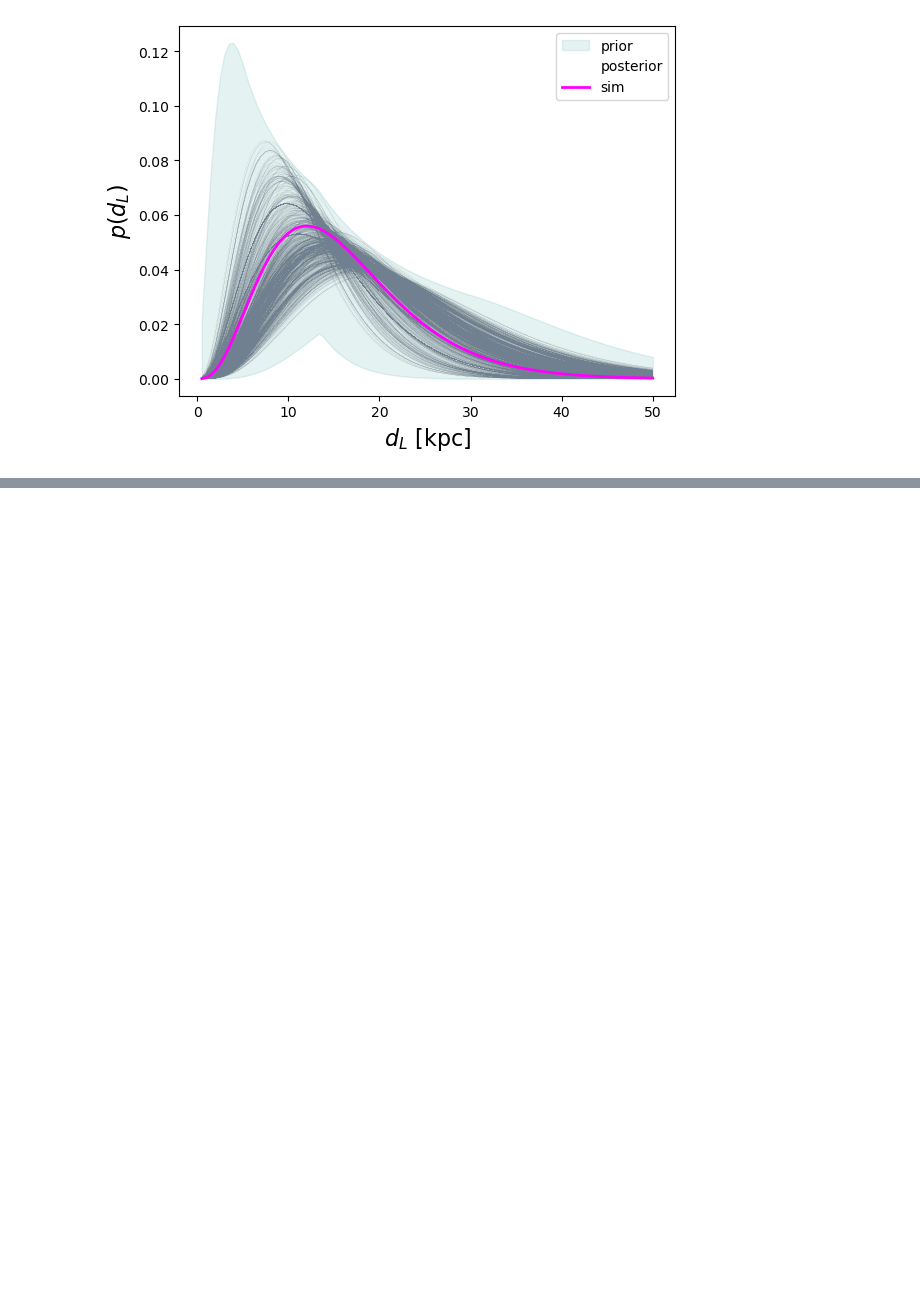
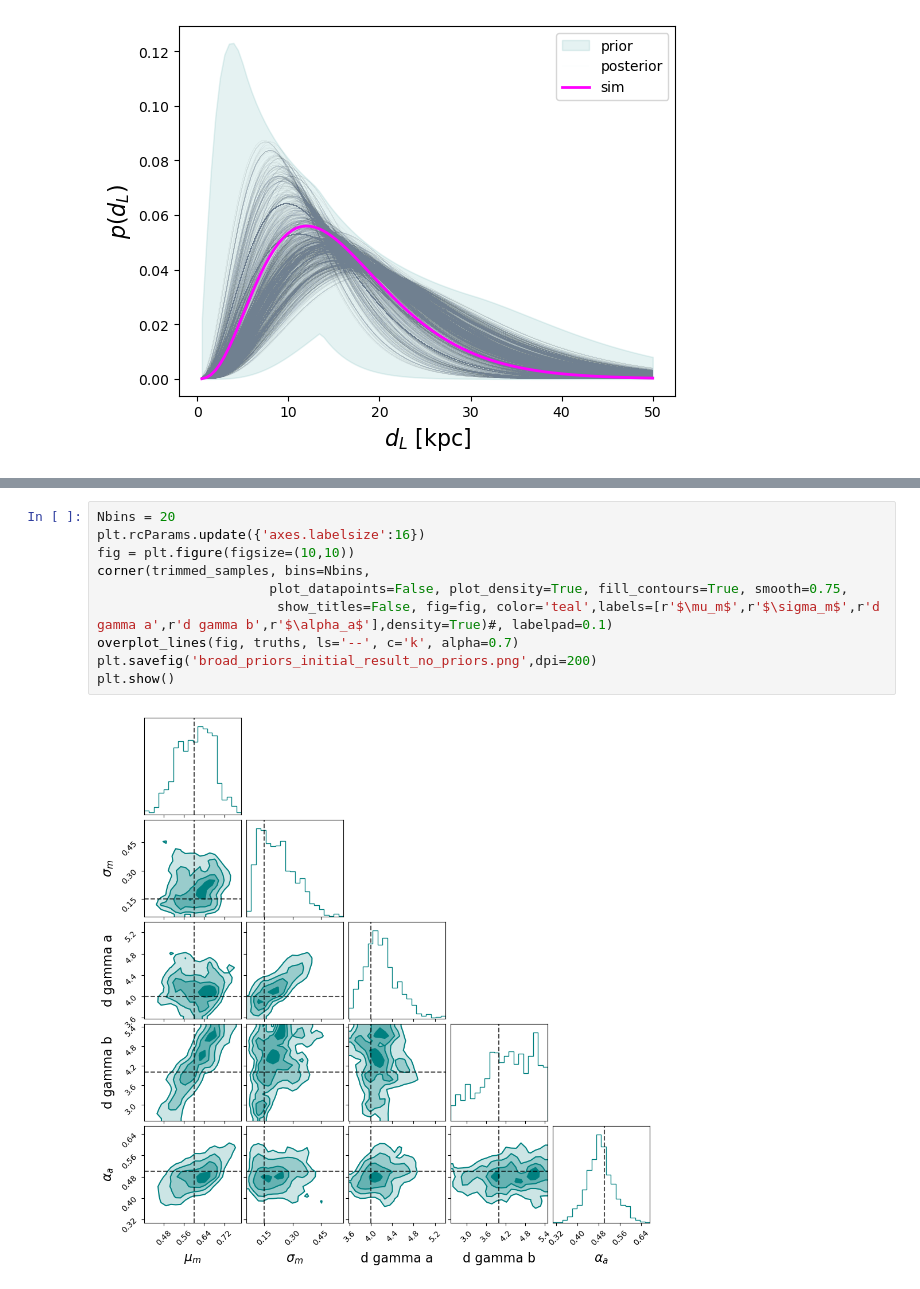
Before and after one commit to criswellalexander/pelargir-gb, a Jupyter notebook: prototype-notebooks/Toy-model-for-toy-model.ipynb, the cells around one changed output, grey strips where cells are left out. Drawn from its saved outputs; the diff is of its cells as text; blank space fills up the shorter version.

```diff
--- a/prototype-notebooks/Toy-model-for-toy-model.ipynb
+++ b/prototype-notebooks/Toy-model-for-toy-model.ipynb
@@ -1702,0 +1778,12 @@ plt.show()
+# %%
+Nbins = 20
+plt.rcParams.update({'axes.labelsize':16})
+fig = plt.figure(figsize=(10,10))
+corner(trimmed_samples, bins=Nbins,
+                      plot_datapoints=False, plot_density=True, fill_contours=True, smooth=0.75,
+                       show_titles=False, fig=fig, color='teal',labels=[r'$\mu_m$',r'$\sigma_m$',r'd gamma a',r'd gamma b',r'$\alpha_a$'],density=True)#, labelpad=0.1)
+overplot_lines(fig, truths, ls='--', c='k', alpha=0.7)
+plt.savefig('broad_priors_initial_result_no_priors.png',dpi=200)
+plt.show()
+# %% [output]
+[figure, added]
```
Also changed, not shown: parts of 18 cells of this notebook, 9 other files.
